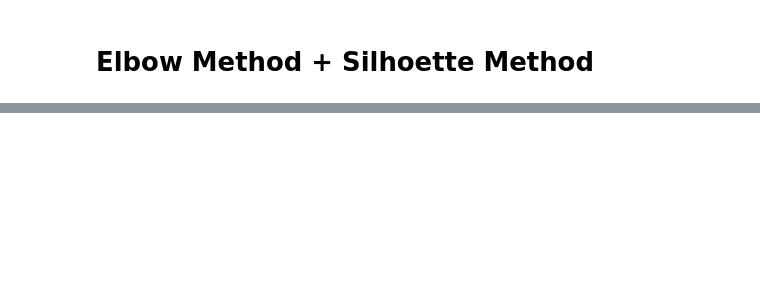
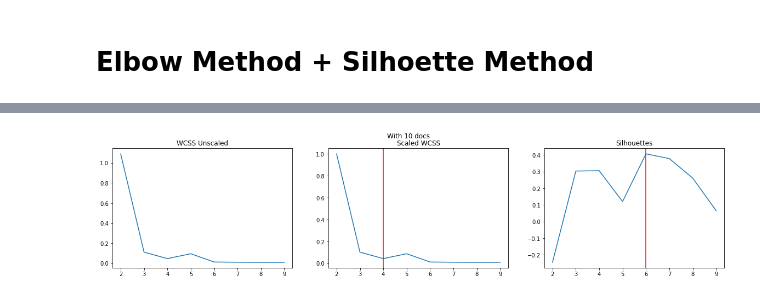
Before and after one commit to use/cord19clustering, a Jupyter notebook: optimalk.ipynb, the cells around one changed output, grey strips where cells are left out. Cells and saved outputs as stored; diff of their text form; code cells hidden in the pictures; blank space fills up the shorter version.

Commit message:
distance metric + optimal_k plots

```diff
--- a/optimalk.ipynb
+++ b/optimalk.ipynb
@@ -7,7 +8,7 @@ t0 = time.time()
 pickle_dir = 'C:\\Users\\Colin\\Documents\\SCHOOL_STUFF\\EWU\\W21\\CSCD_530\\Project\\Code\\data_after_removing_words'
 
 t = time.time()
-num_docs = 20
+num_docs = 160
 vocab, docs = library.load_project(pickle_dir, num_docs, random_files=True)
 print(f"loaded {num_docs:,} docs {time.time()-t:.2f}")
 
@@ -94,0 +106,23 @@ IndexError: list index out of range
+# %%
+up_to_avg_docs_per_cluster = 4
+#kmax = int(num_docs/up_to_avg_docs_per_cluster)
+kmax = 10
+K = []
+WCSS = []
+silhouettes = []
+
+for k in range(2,kmax):
+    K.append(k)
+    results = kmeans.find_clusters(docs, k);
+    #wsse, silhouette = cluster_metrics(results)
+    t = time.time()
+    WCSS.append(get_WCSSE(results))
+    print(f"WCSSE {time.time()-t:.2f}")
+
+    t = time.time()
+    silhouettes.append(get_silhouette(results))
+
+# Calculate optimal k - still working on this
+scaled_WCSS = [x/WCSS[0] for x in WCSS]
+optimal_k_from_WCSS = optimal_k_WCSS(K,scaled_WCSS,0.05)
+optimal_k_from_silhouettes = optimal_k_silhouette(K,silhouettes)
@@ -94,0 +147,20 @@ IndexError: list index out of range
+# %%
+pyplot.rcParams["figure.figsize"] = (20,4)
+# %%
+figure, axis = pyplot.subplots(1,3)
+figure.suptitle(f'With {num_docs} docs')
+
+axis[0].plot(K, WCSS);
+axis[0].set_title('WCSS Unscaled');
+
+axis[1].plot(K, scaled_WCSS);
+axis[1].axvline(x=optimal_k_from_WCSS, color='r');
+axis[1].set_title('Scaled WCSS');
+
+axis[2].plot(K, silhouettes);
+axis[2].axvline(x=optimal_k_from_silhouettes, color='r');
+axis[2].set_title('Silhouettes');
+
+pyplot.show();
+# %% [output]
+[figure, added]
```
Also changed, not shown: parts of 11 cells of this notebook, 1 other file.
